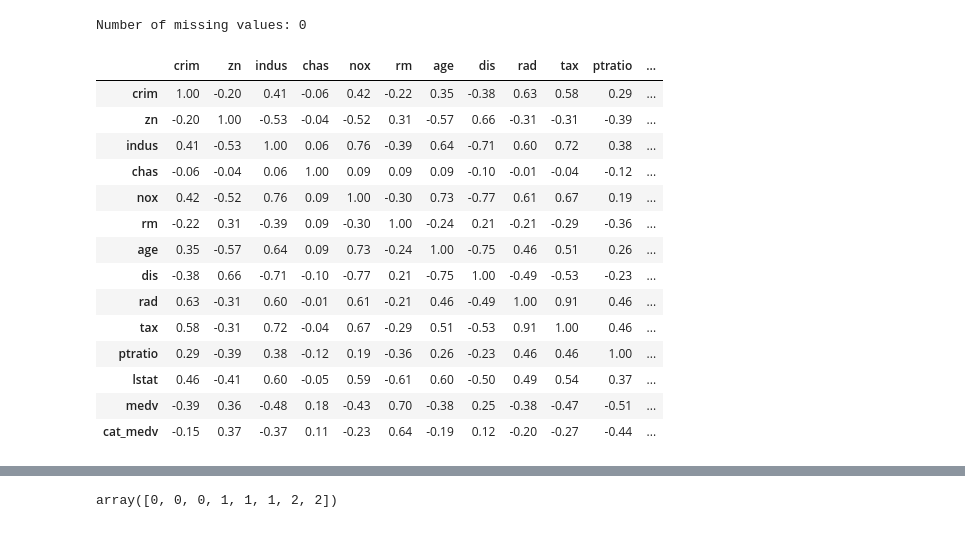
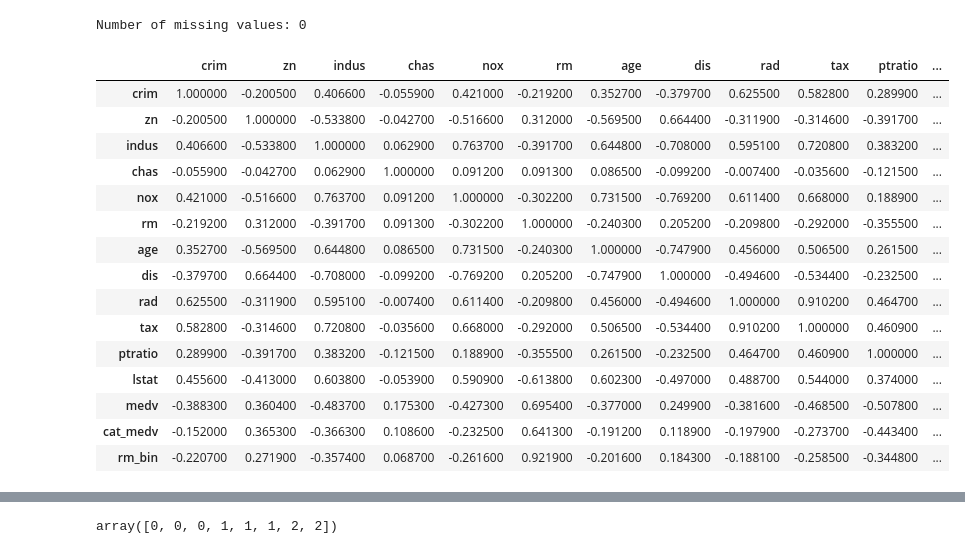
Before and after one commit to alextanhongpin/data-mining-for-business-analytics, a Jupyter notebook: 04_dimension_reduction.ipynb, the cells around one changed output, grey strips where cells are left out. Saved outputs shown, nothing was run; the diff lists cells and outputs as text; code cells hidden in the pictures.

```diff
--- a/04_dimension_reduction.ipynb
+++ b/04_dimension_reduction.ipynb
@@ -77,24 +77,26 @@ print("Number of missing values:", df.crim.isnull().sum())
 # %% [output]
 Number of missing values: 0
 # %%
-# To understand the relationship between two or more numerica variables, we can plot the complete matrix of correlations.
-df.corr().round(2)
+# To understand the relationship between two or more numeric variables, we can plot the complete matrix of correlations.
+corr = df.corr().round(4)
+corr.style.background_gradient(cmap="coolwarm")
 # %% [output]
 |  | crim | zn | indus | chas | nox | rm | age | dis | rad | tax | ptratio | ... |
-| crim | 1.00 | -0.20 | 0.41 | -0.06 | 0.42 | -0.22 | 0.35 | -0.38 | 0.63 | 0.58 | 0.29 | ... |
-| zn | -0.20 | 1.00 | -0.53 | -0.04 | -0.52 | 0.31 | -0.57 | 0.66 | -0.31 | -0.31 | -0.39 | ... |
-| indus | 0.41 | -0.53 | 1.00 | 0.06 | 0.76 | -0.39 | 0.64 | -0.71 | 0.60 | 0.72 | 0.38 | ... |
-| chas | -0.06 | -0.04 | 0.06 | 1.00 | 0.09 | 0.09 | 0.09 | -0.10 | -0.01 | -0.04 | -0.12 | ... |
-| nox | 0.42 | -0.52 | 0.76 | 0.09 | 1.00 | -0.30 | 0.73 | -0.77 | 0.61 | 0.67 | 0.19 | ... |
-| rm | -0.22 | 0.31 | -0.39 | 0.09 | -0.30 | 1.00 | -0.24 | 0.21 | -0.21 | -0.29 | -0.36 | ... |
-| age | 0.35 | -0.57 | 0.64 | 0.09 | 0.73 | -0.24 | 1.00 | -0.75 | 0.46 | 0.51 | 0.26 | ... |
-| dis | -0.38 | 0.66 | -0.71 | -0.10 | -0.77 | 0.21 | -0.75 | 1.00 | -0.49 | -0.53 | -0.23 | ... |
-| rad | 0.63 | -0.31 | 0.60 | -0.01 | 0.61 | -0.21 | 0.46 | -0.49 | 1.00 | 0.91 | 0.46 | ... |
-| tax | 0.58 | -0.31 | 0.72 | -0.04 | 0.67 | -0.29 | 0.51 | -0.53 | 0.91 | 1.00 | 0.46 | ... |
-| ptratio | 0.29 | -0.39 | 0.38 | -0.12 | 0.19 | -0.36 | 0.26 | -0.23 | 0.46 | 0.46 | 1.00 | ... |
-| lstat | 0.46 | -0.41 | 0.60 | -0.05 | 0.59 | -0.61 | 0.60 | -0.50 | 0.49 | 0.54 | 0.37 | ... |
-| medv | -0.39 | 0.36 | -0.48 | 0.18 | -0.43 | 0.70 | -0.38 | 0.25 | -0.38 | -0.47 | -0.51 | ... |
-| cat_medv | -0.15 | 0.37 | -0.37 | 0.11 | -0.23 | 0.64 | -0.19 | 0.12 | -0.20 | -0.27 | -0.44 | ... |
+| crim | 1.000000 | -0.200500 | 0.406600 | -0.055900 | 0.421000 | -0.219200 | 0.352700 | -0.379700 | 0.625500 | 0.582800 | 0.289900 | ... |
+| zn | -0.200500 | 1.000000 | -0.533800 | -0.042700 | -0.516600 | 0.312000 | -0.569500 | 0.664400 | -0.311900 | -0.314600 | -0.391700 | ... |
+| indus | 0.406600 | -0.533800 | 1.000000 | 0.062900 | 0.763700 | -0.391700 | 0.644800 | -0.708000 | 0.595100 | 0.720800 | 0.383200 | ... |
+| chas | -0.055900 | -0.042700 | 0.062900 | 1.000000 | 0.091200 | 0.091300 | 0.086500 | -0.099200 | -0.007400 | -0.035600 | -0.121500 | ... |
+| nox | 0.421000 | -0.516600 | 0.763700 | 0.091200 | 1.000000 | -0.302200 | 0.731500 | -0.769200 | 0.611400 | 0.668000 | 0.188900 | ... |
+| rm | -0.219200 | 0.312000 | -0.391700 | 0.091300 | -0.302200 | 1.000000 | -0.240300 | 0.205200 | -0.209800 | -0.292000 | -0.355500 | ... |
+| age | 0.352700 | -0.569500 | 0.644800 | 0.086500 | 0.731500 | -0.240300 | 1.000000 | -0.747900 | 0.456000 | 0.506500 | 0.261500 | ... |
+| dis | -0.379700 | 0.664400 | -0.708000 | -0.099200 | -0.769200 | 0.205200 | -0.747900 | 1.000000 | -0.494600 | -0.534400 | -0.232500 | ... |
+| rad | 0.625500 | -0.311900 | 0.595100 | -0.007400 | 0.611400 | -0.209800 | 0.456000 | -0.494600 | 1.000000 | 0.910200 | 0.464700 | ... |
+| tax | 0.582800 | -0.314600 | 0.720800 | -0.035600 | 0.668000 | -0.292000 | 0.506500 | -0.534400 | 0.910200 | 1.000000 | 0.460900 | ... |
+| ptratio | 0.289900 | -0.391700 | 0.383200 | -0.121500 | 0.188900 | -0.355500 | 0.261500 | -0.232500 | 0.464700 | 0.460900 | 1.000000 | ... |
+| lstat | 0.455600 | -0.413000 | 0.603800 | -0.053900 | 0.590900 | -0.613800 | 0.602300 | -0.497000 | 0.488700 | 0.544000 | 0.374000 | ... |
+| medv | -0.388300 | 0.360400 | -0.483700 | 0.175300 | -0.427300 | 0.695400 | -0.377000 | 0.249900 | -0.381600 | -0.468500 | -0.507800 | ... |
+| cat_medv | -0.152000 | 0.365300 | -0.366300 | 0.108600 | -0.232500 | 0.641300 | -0.191200 | 0.118900 | -0.197900 | -0.273700 | -0.443400 | ... |
+| rm_bin | -0.220700 | 0.271900 | -0.357400 | 0.068700 | -0.261600 | 0.921900 | -0.201600 | 0.184300 | -0.188100 | -0.258500 | -0.344800 | ... |
 # %%
 # Aggregation and Pivot Tables
 
```
Also changed, not shown: parts of 7 cells of this notebook, 5 other files.
